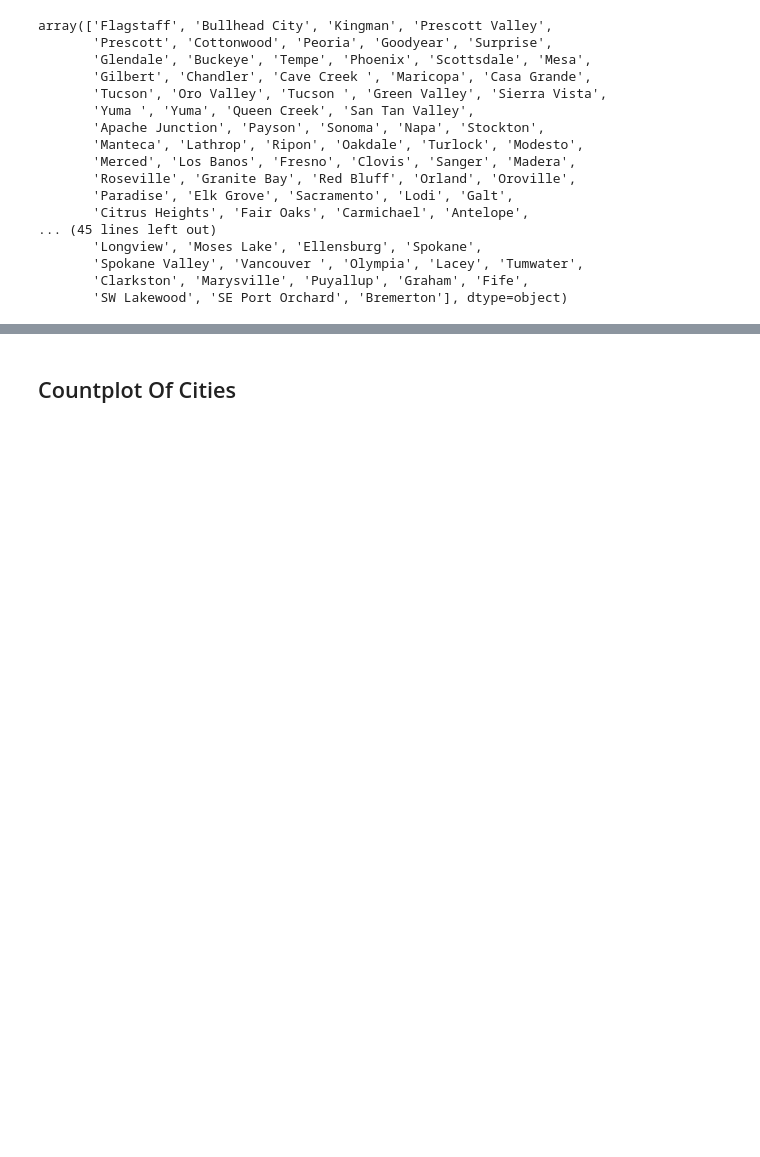
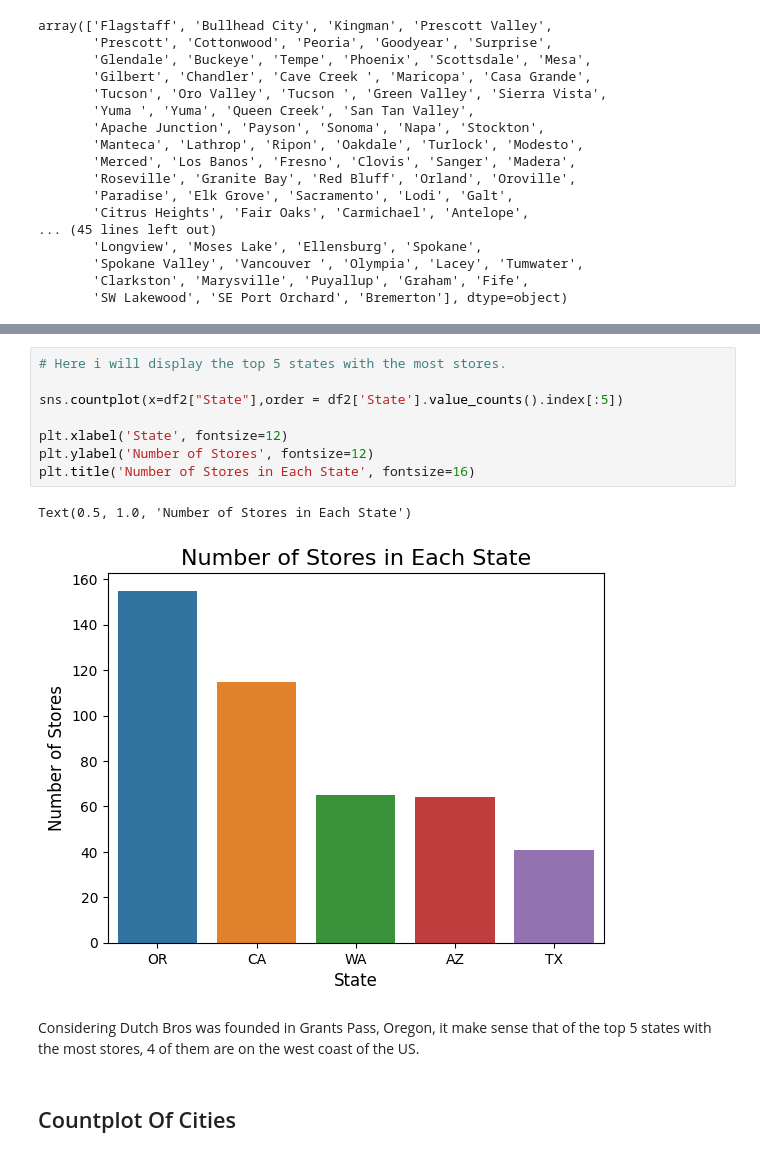
Before and after one commit to jake-trinder/dutch-bro-data-analysis, a Jupyter notebook: Dutch_Bros_Location_Heatmap.ipynb, the cells around one changed output, grey strips where cells are left out. Drawn from its saved outputs; the diff is of its cells as text; blank space fills up the shorter version.

```diff
--- a/Dutch_Bros_Location_Heatmap.ipynb
+++ b/Dutch_Bros_Location_Heatmap.ipynb
@@ -243,3 +241,16 @@ Text(0.5, 1.0, 'Number of Stores in Each State')
+# %%
+# Here i will display the top 5 states with the most stores.
+
+sns.countplot(x=df2["State"],order = df2['State'].value_counts().index[:5])
+
+plt.xlabel('State', fontsize=12)
+plt.ylabel('Number of Stores', fontsize=12)
+plt.title('Number of Stores in Each State', fontsize=16)
+# %% [output]
+Text(0.5, 1.0, 'Number of Stores in Each State')
+[figure, added]
+# %% [markdown]
+Considering Dutch Bros was founded in Grants Pass, Oregon, it make sense that of the top 5 states with the most stores, 4 of them are on the west coast of the US.
 # %% [markdown]
 ## Countplot Of Cities
 # %%
```
Also changed, not shown: parts of 23 cells of this notebook.
